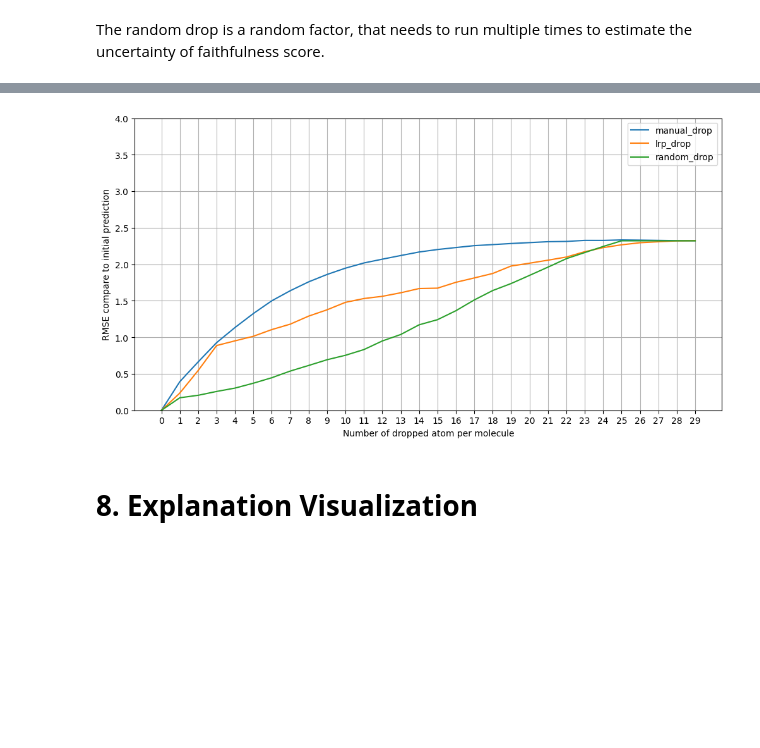
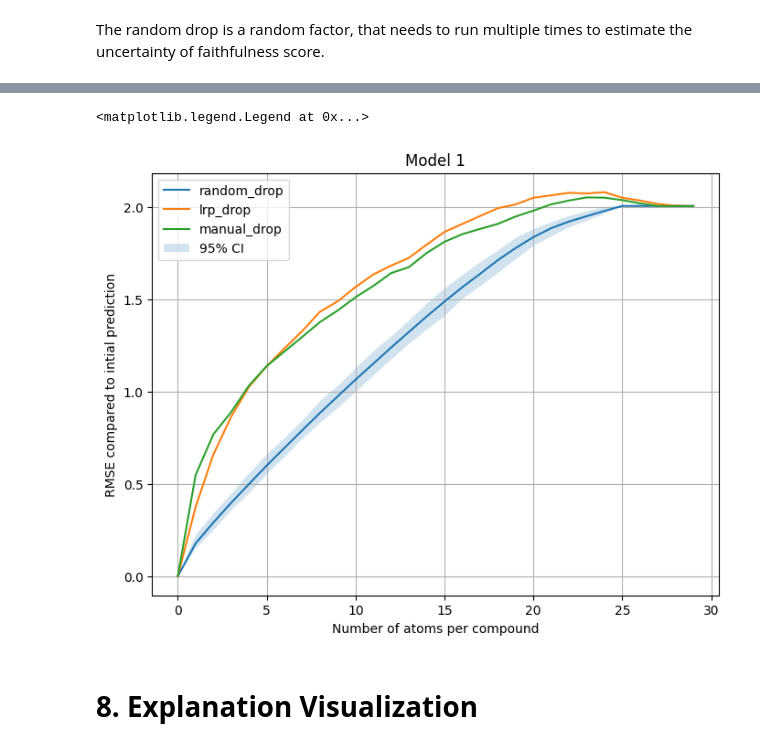
Before and after one commit to DinhLongHuynh/lrp_chemprop, a Jupyter notebook: examples/LRP_analysis.ipynb, the cells around one changed output, grey strips where cells are left out. Saved outputs shown, nothing was run; the diff lists cells and outputs as text; code cells hidden in the pictures; blank space fills up the shorter version.

Commit message:
update Faithfulness curve visualization

```diff
--- a/examples/LRP_analysis.ipynb
+++ b/examples/LRP_analysis.ipynb
@@ -79,7 +79,7 @@ data_generator = Data_Preprocessor()
 
 # Config
 addH = False
-HB = True
+HB = False
 
 train_dataset = data_generator.generate(df=df_train,
                               smiles_column='smiles',
@@ -292,7 +292,7 @@ ground_truth = ground_truth_establish()
 # %% [markdown]
 # **4. Load Chemprop Model**
 # %%
-model = models.MPNN.load_from_checkpoint(model_path+'hyperparam_optim_7/best_checkpoint.ckpt')
+model = models.MPNN.load_from_checkpoint(model_path+'hyperparam_optim/best_checkpoint.ckpt')
 # Turn off Dropout to interpret model
 model.message_passing.dropout.p=0
 model.predictor.ffn[1][1].p = 0
@@ -410,7 +410,7 @@ def objective(params):
 
 # Find the optimal parameters
 search_space = [Real(1, 2, name='alpha_1'),Real(1e-6, 1e-1, name='epsilon'),Real(1, 2, name='alpha_2')]
-result = gp_minimize(objective, search_space, n_calls=50,random_state=0, verbose = True)
+result = gp_minimize(objective, search_space, n_calls=30,random_state=0, verbose = True)
 best_alpha_1, best_epsilon, best_alpha_2 = result.x
 # %% [output]
 Iteration No: 1 started. Evaluating function at random point.
@@ -435,11 +435,19 @@ The random drop is a random factor, that needs to run multiple times to estimate
 # %%
 i = 0
 faithfulness_scores = []
+rmse_random_list = []
+
+# Run lrp_drop with best parameters
 rmse_lrp = faithfulness.lrp_drop(alpha_1=best_alpha_1, epsilon=best_epsilon, alpha_2=best_alpha_2)
+
+# Run random_dorp multiple times
 while i<100:
     i+=1
     seed = random.randint(1,10000000)
+    rmse_manual, rmse_lrp, rmse_random = faithfulness.analyzer(seed=seed)
     score = faithfulness.faithfulness(seed=seed)
+
     faithfulness_scores.append(score)
+    rmse_random_list.append(rmse_random)
     print(f'{i}th eval: {score}')
 # %% [output]
@@ -497,16 +487,23 @@ rmse_manual, rmse_lrp, rmse_random = faithfulness.analyzer(seed=0)
 # %%
-plt.figure(figsize=(12, 6))
+# Handling random line uncertainty
+random_mean_line = np.mean(rmse_random_list, axis=0)
+random_lower_line = np.percentile(rmse_random_list, 2.5, axis=0)
+random_upper_line = np.percentile(rmse_random_list, 97.5, axis=0)
+
+# Plots faithfulness curve
+plt.figure(figsize=(8,6))
+sns.lineplot(x=range(0,30),y=random_mean_line,label='random_drop')
+sns.lineplot(x=range(0,30),y=rmse_lrp, label='lrp_drop')
 sns.lineplot(x=range(0,30),y=rmse_manual,label='manual_drop')
-sns.lineplot(x=range(0,30),y=rmse_lrp,label='lrp_drop')
-sns.lineplot(x=range(0,30),y=rmse_random,label='random_drop')
-plt.xlabel('Number of dropped atom per molecule')
-plt.ylabel('RMSE compare to initial prediction')
-plt.xticks(range(0,30))
-plt.ylim(0,4)
+plt.fill_between(range(0,30),random_lower_line,random_upper_line,alpha=0.2, label='95% CI')
+plt.grid()
+plt.xlabel('Number of atoms per compound')
+plt.ylabel('RMSE compared to intial prediction')
+plt.title(f'Model 1')
 plt.legend()
-plt.grid()
 # %% [output]
+<matplotlib.legend.Legend at 0x...>
-[figure, old version]
+[figure, new version]
 # %% [markdown]
 # **8. Explanation Visualization**
 # %% [markdown]
```
Also changed, not shown: parts of 10 cells of this notebook.
